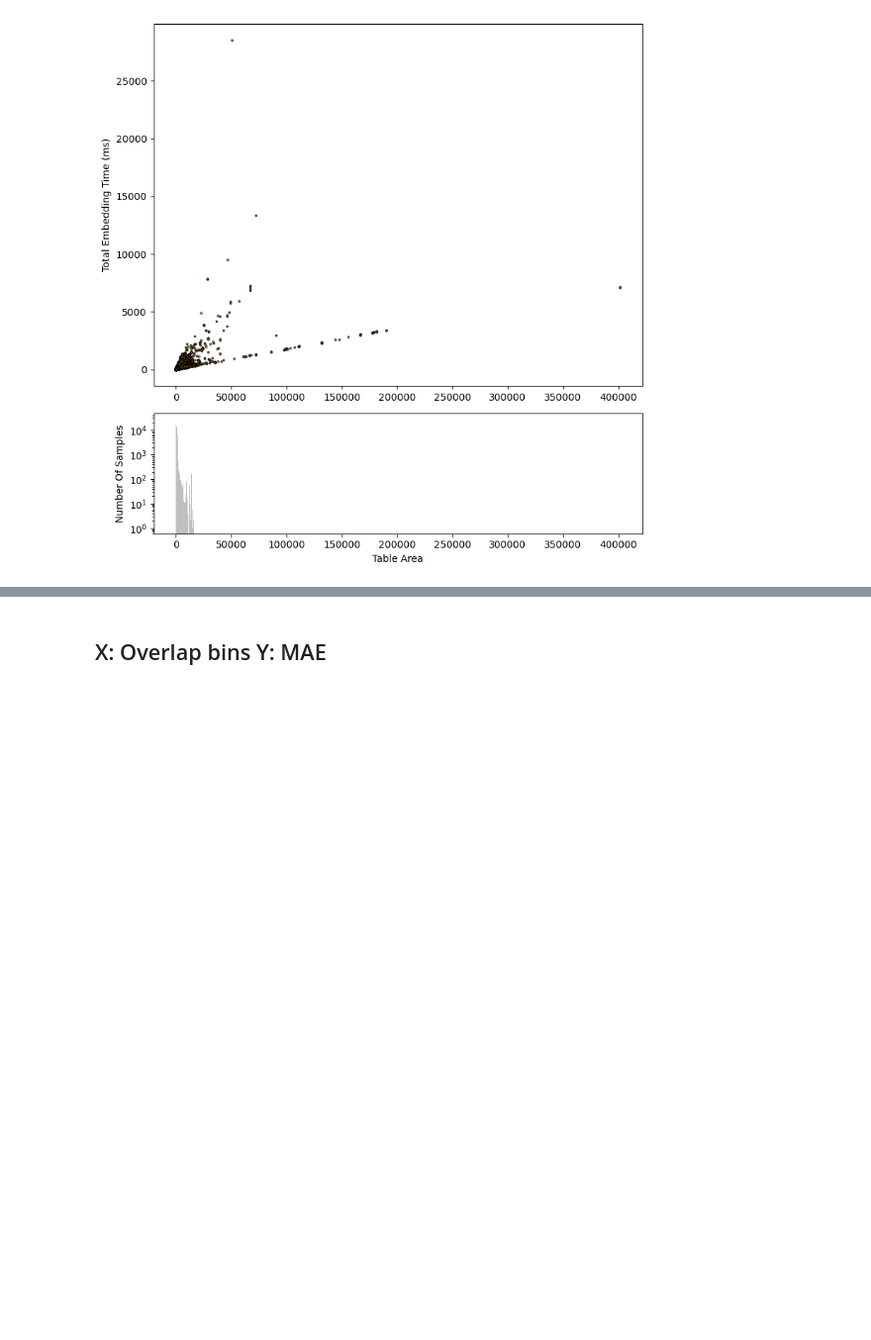
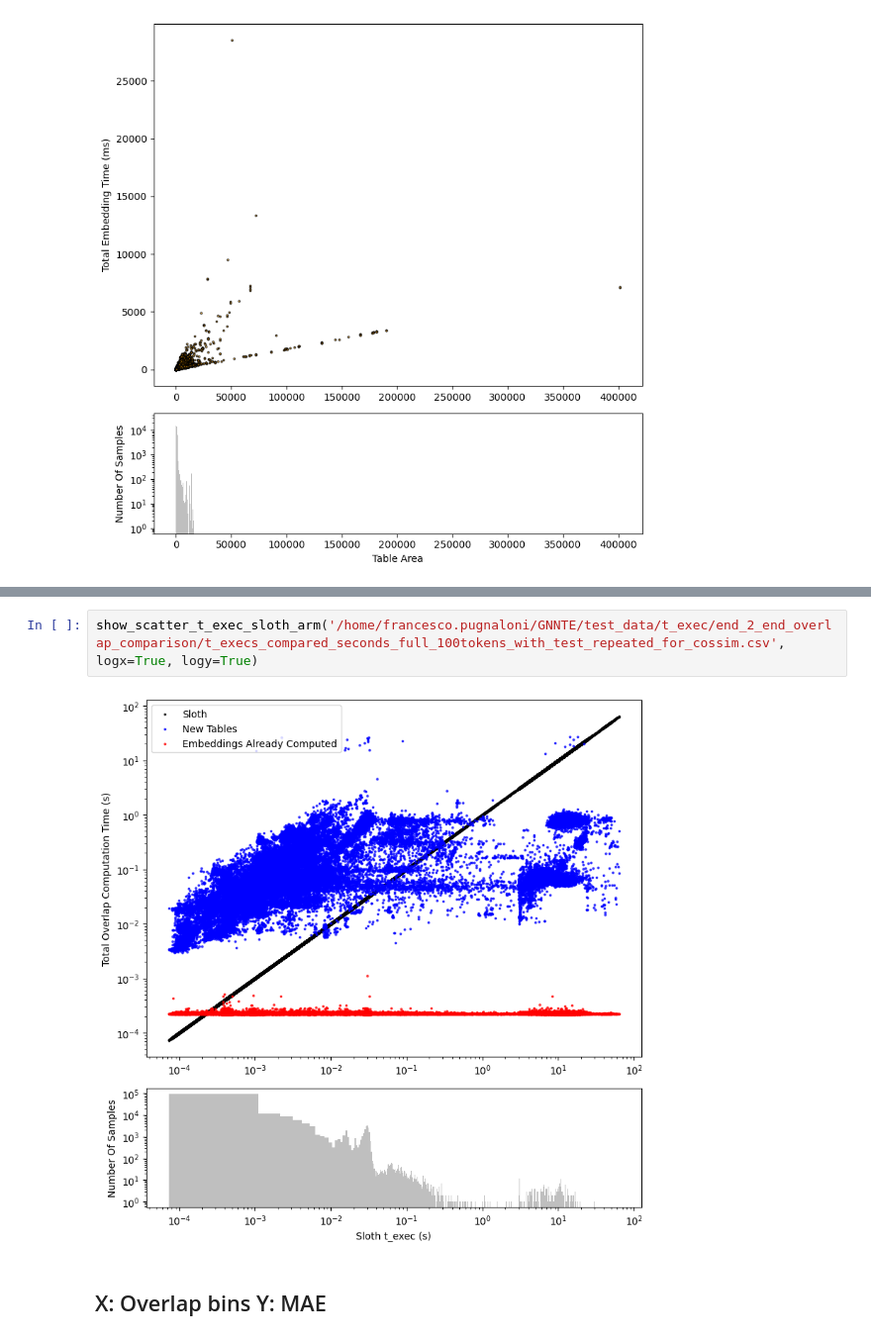
Before and after one commit to frapugna/GNNTE, a Jupyter notebook: _data_visualization.ipynb, the cells around one changed output, grey strips where cells are left out. Shown at 99% size. Saved outputs shown, nothing was run; the diff lists cells and outputs as text; blank space fills up the shorter version.

```diff
--- a/_data_visualization.ipynb
+++ b/_data_visualization.ipynb
@@ -79,3 +94,7 @@ visualize_scatter_plot(res_git, logx=False, logy=False)
+# %%
+show_scatter_t_exec_sloth_arm('/home/francesco.pugnaloni/GNNTE/test_data/t_exec/end_2_end_overlap_comparison/t_execs_compared_seconds_full_100tokens_with_test_repeated_for_cossim.csv', logx=True, logy=True)
+# %% [output]
+[figure, added]
 # %% [markdown]
 ## X: Overlap bins Y: MAE
 # %% [markdown]
```
Also changed, not shown: parts of 22 cells of this notebook, 13 other files.
